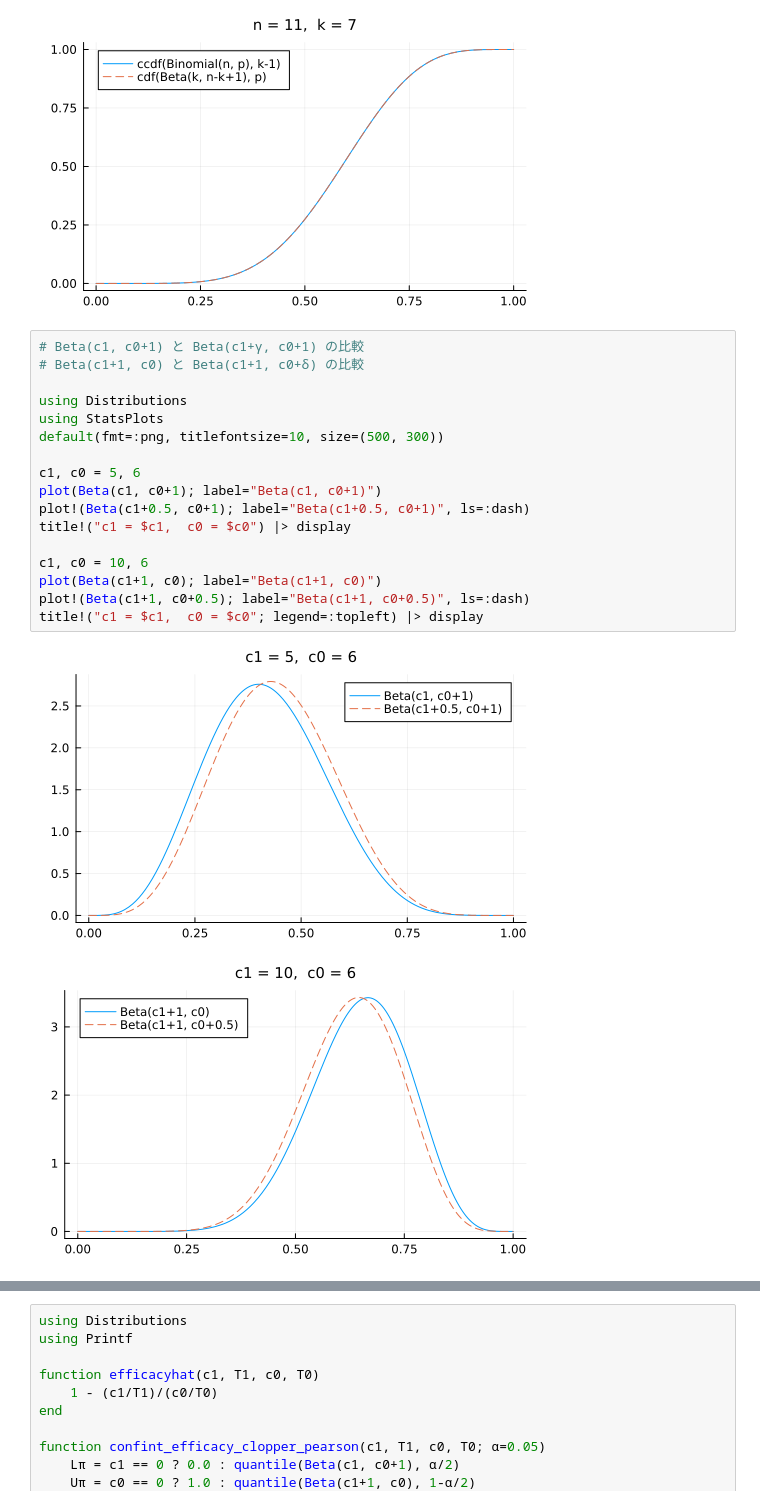
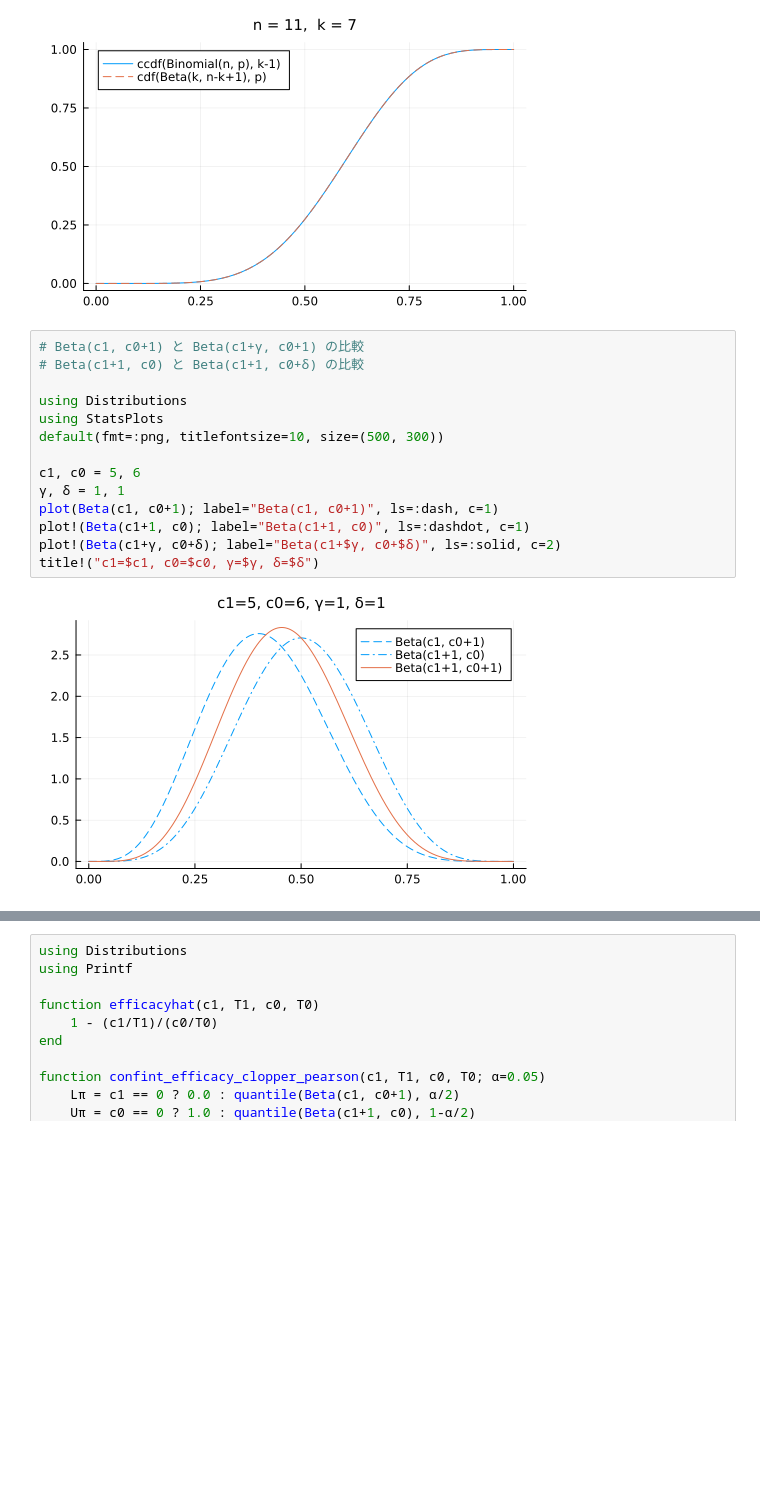
Before and after one commit to genkuroki/public, a Jupyter notebook: 0038/Clopper-Pearson confidence interval of vaccine efficacy adjusted for surveillance time.ipynb, the cells around one changed output, grey strips where cells are left out. Saved outputs shown, nothing was run; the diff lists cells and outputs as text; blank space fills up the shorter version.

```diff
--- a/0038/Clopper-Pearson confidence interval of vaccine efficacy adjusted for surveillance time.ipynb
+++ b/0038/Clopper-Pearson confidence interval of vaccine efficacy adjusted for surveillance time.ipynb
@@ -306,20 +306,16 @@ title!("n = $n,  k = $k"; legend=:topleft) |> display
 # %%
 # Beta(c1, c0+1) と Beta(c1+γ, c0+1) の比較
 # Beta(c1+1, c0) と Beta(c1+1, c0+δ) の比較
 
 using Distributions
 using StatsPlots
 default(fmt=:png, titlefontsize=10, size=(500, 300))
 
 c1, c0 = 5, 6
-plot(Beta(c1, c0+1); label="Beta(c1, c0+1)")
-plot!(Beta(c1+0.5, c0+1); label="Beta(c1+0.5, c0+1)", ls=:dash)
-title!("c1 = $c1,  c0 = $c0") |> display
-
-c1, c0 = 10, 6
-plot(Beta(c1+1, c0); label="Beta(c1+1, c0)")
-plot!(Beta(c1+1, c0+0.5); label="Beta(c1+1, c0+0.5)", ls=:dash)
-title!("c1 = $c1,  c0 = $c0"; legend=:topleft) |> display
+γ, δ = 1, 1
+plot(Beta(c1, c0+1); label="Beta(c1, c0+1)", ls=:dash, c=1)
+plot!(Beta(c1+1, c0); label="Beta(c1+1, c0)", ls=:dashdot, c=1)
+plot!(Beta(c1+γ, c0+δ); label="Beta(c1+$γ, c0+$δ)", ls=:solid, c=2)
+title!("c1=$c1, c0=$c0, γ=$γ, δ=$δ")
 # %% [output]
-[figure, old version]
+[figure, new version]
-[figure, removed]
```
Also changed, not shown: parts of 2 cells of this notebook, 1 other file.
